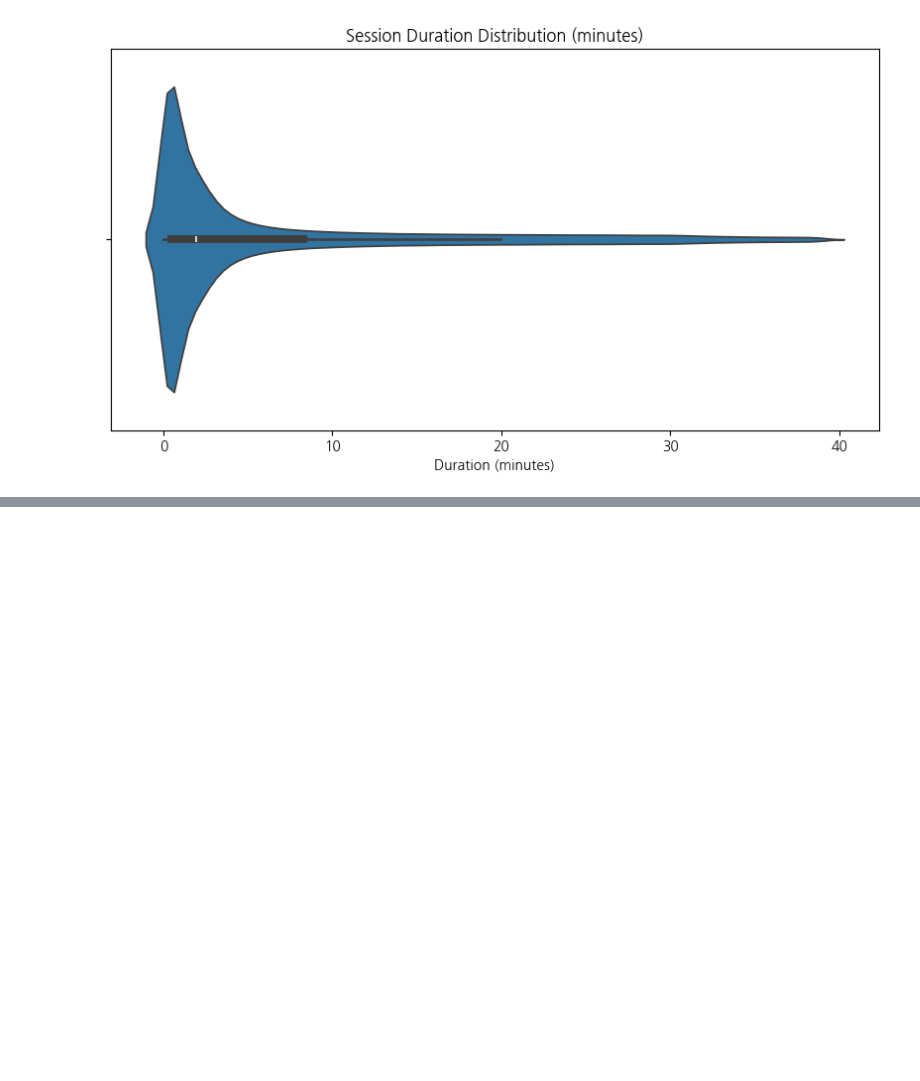
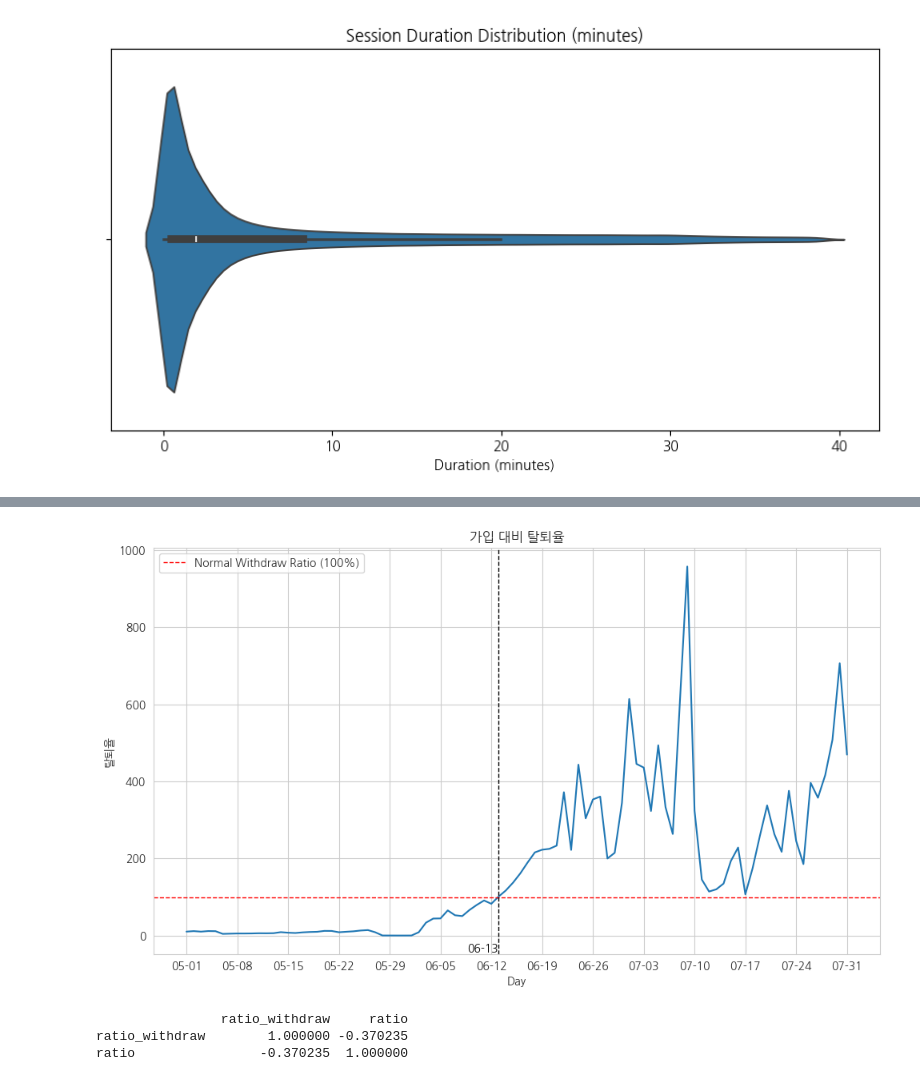
Before and after one commit to saeraniren/advanced_project, a Jupyter notebook: project4.ipynb, the cells around one changed output, grey strips where cells are left out. Cells and saved outputs as stored; diff of their text form; code cells hidden in the pictures; blank space fills up the shorter version.

```diff
--- a/project4.ipynb
+++ b/project4.ipynb
@@ -10,6 +10,7 @@ import os
 import fsspec
 import pyarrow.parquet as pq
 
+sns.set_style("whitegrid")
 plt.rcParams['font.family'] = 'NanumGothic'
 plt.rcParams['axes.unicode_minus'] = False
 
@@ -1391,0 +1432,58 @@ total: (4727950, 5)
+# %%
+daily_signup = daycounter(ds.votes.accounts_user())
+daily_withdraw = daycounter(ds.votes.accounts_userwithdraw())
+daily_signup_N_withdraw = pd.merge(daily_signup,daily_withdraw,on='day', suffixes=['_signup','_withdraw'])
+daily_signup_N_withdraw['ratio'] = round(daily_signup_N_withdraw['count_withdraw'] / daily_signup_N_withdraw['count_signup'] * 100, 4)
+# %%
+import matplotlib.dates as mdates
+daily_signup_N_withdraw['day'] = pd.to_datetime(daily_signup_N_withdraw['day'])
+
+graph_df = daily_signup_N_withdraw.copy()
+
+
+plt.figure(figsize=(10,6))
+ax = sns.lineplot(data=graph_df, x='day', y='ratio')
+
+ax.xaxis.set_major_locator(mdates.WeekdayLocator(byweekday=mdates.MO, interval=1))
+ax.xaxis.set_major_formatter(mdates.DateFormatter('%m-%d'))
+
+ax.set_title('가입 대비 탈퇴율')
+ax.set_ylabel('탈퇴율')
+ax.set_xlabel('Day')
+
+plt.axhline(y=100, color='red', linestyle='--', linewidth=1, label='Normal Withdraw Ratio (100%)')
+plt.legend()
+
+# ➤ 교차점 찾기: ratio >= 100인 첫 날
+cross_point = graph_df[graph_df['ratio'] >= 100].sort_values('day').iloc[0]
+
+cross_day = cross_point['day']
+cross_ratio = cross_point['ratio']
+
+plt.axvline(x=cross_day, color='black', linestyle='--', linewidth=1)
+plt.text(cross_day, ax.get_ylim()[0], cross_day.strftime('%m-%d'),
+         rotation=0, verticalalignment='bottom', horizontalalignment='right', color='black')
+
+
+plt.tight_layout()
+plt.show()
+# %% [output]
+[figure, added]
+# %%
+result = (
+    daily_signup_N_withdraw
+    .assign(day=lambda df: pd.to_datetime(df['day']))
+    .merge(
+        KPI.assign(day=pd.to_datetime(KPI['day'])),
+        on='day',
+        suffixes=('_withdraw', '')
+    )
+)
+# result = result.loc[result['day'] < '2023-05-10']
+
+correlation = result[['ratio_withdraw', 'ratio']].corr(method='pearson')
+print(correlation)
+# %% [output]
+                ratio_withdraw     ratio
+ratio_withdraw        1.000000 -0.370235
+ratio                -0.370235  1.000000
```
Also changed, not shown: parts of 49 cells of this notebook.
